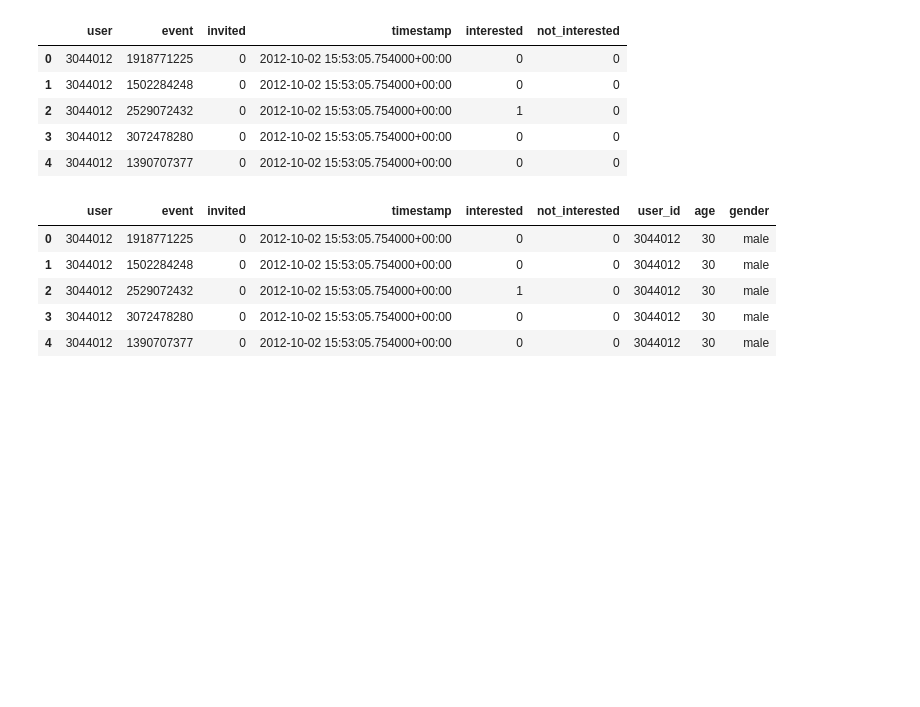
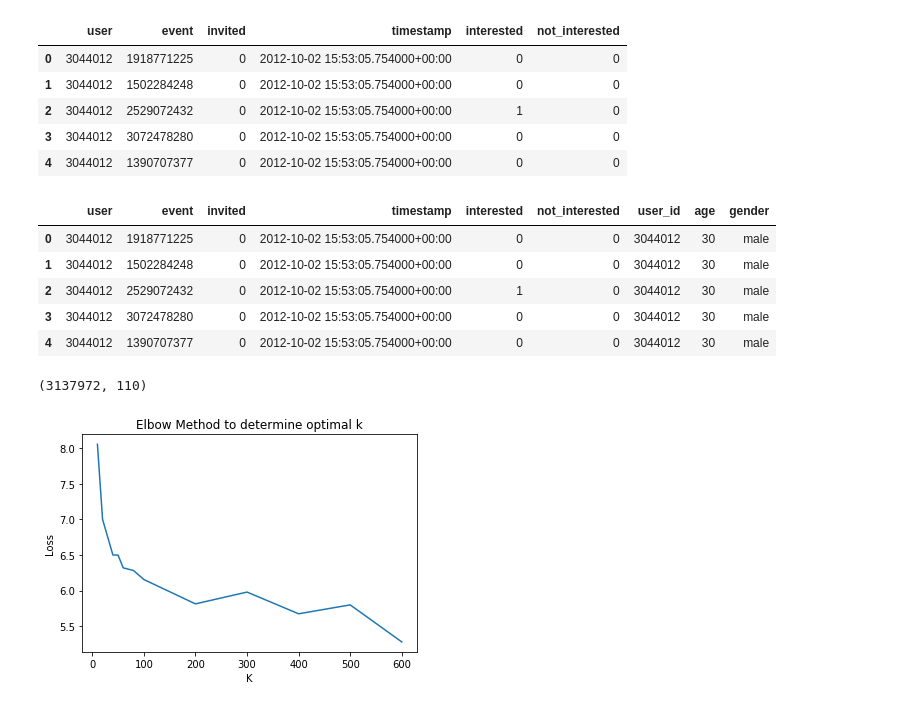
Before and after one commit to pruthviperumalla/Event-Recommender-System, a Jupyter notebook: explore_data.ipynb, the cells around one changed output. Cells and saved outputs as stored; diff of their text form; code cells hidden in the pictures; blank space fills up the shorter version.

Commit message:
cluster events

```diff
--- a/explore_data.ipynb
+++ b/explore_data.ipynb
@@ -12,5 +13,6 @@ from feature_extractor import *
 # %%
 dataPath = './data/'
+outputPath = './results/'
 # %%
 users = pd.read_csv(dataPath + "users.csv")
 users.head()
@@ -82,3 +84,7 @@ train_data.head()
 | 2 | 3044012 | 2529072432 | 0 | 2012-10-02 15:53:05.754000+00:00 | 1 | 0 | 3044012 | 30 | male |
 | 3 | 3044012 | 3072478280 | 0 | 2012-10-02 15:53:05.754000+00:00 | 0 | 0 | 3044012 | 30 | male |
 | 4 | 3044012 | 1390707377 | 0 | 2012-10-02 15:53:05.754000+00:00 | 0 | 0 | 3044012 | 30 | male |
+# %%
+events.shape
+# %% [output]
+(3137972, 110)
@@ -84,0 +96,12 @@ train_data.head()
+# %%
+K = [10, 20, 40, 50, 60, 80, 100, 200, 300, 400, 500, 600]
+loss = [8.0545744270306, 7.000246119336558, 6.500759436696417, 6.498793292784846, 6.319748048076176, 6.282755542893157,  6.1563728574075745, 5.814683235919998, 5.9800807168807415, 5.675408336909335, 5.800346960036805, 5.280742720821256]
+import matplotlib.pyplot as plt
+plt.plot(K, loss)
+plt.xlabel('K')
+plt.ylabel('Loss')
+plt.title('Elbow Method to determine optimal k')
+# plt.show()
+plt.savefig(outputPath + 'elbow.png')
+# %% [output]
+[figure, added]
```
Also changed, not shown: parts of 3 cells of this notebook, 1 other file.
